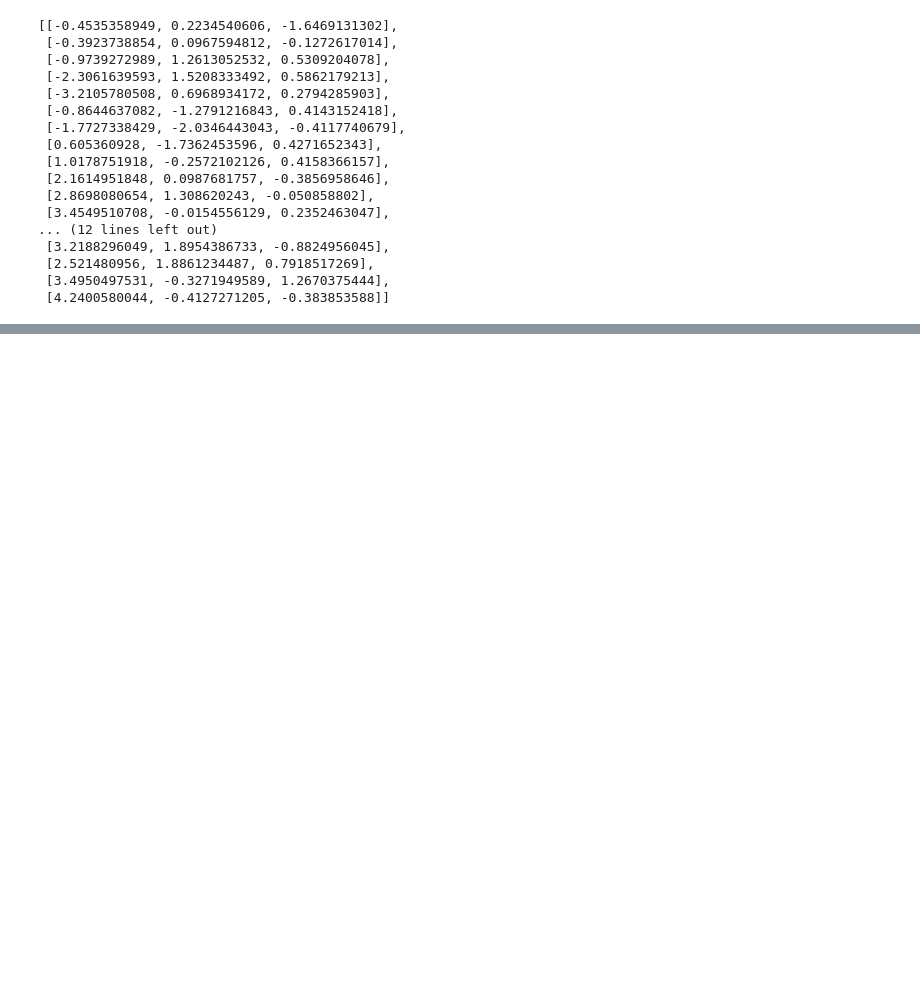
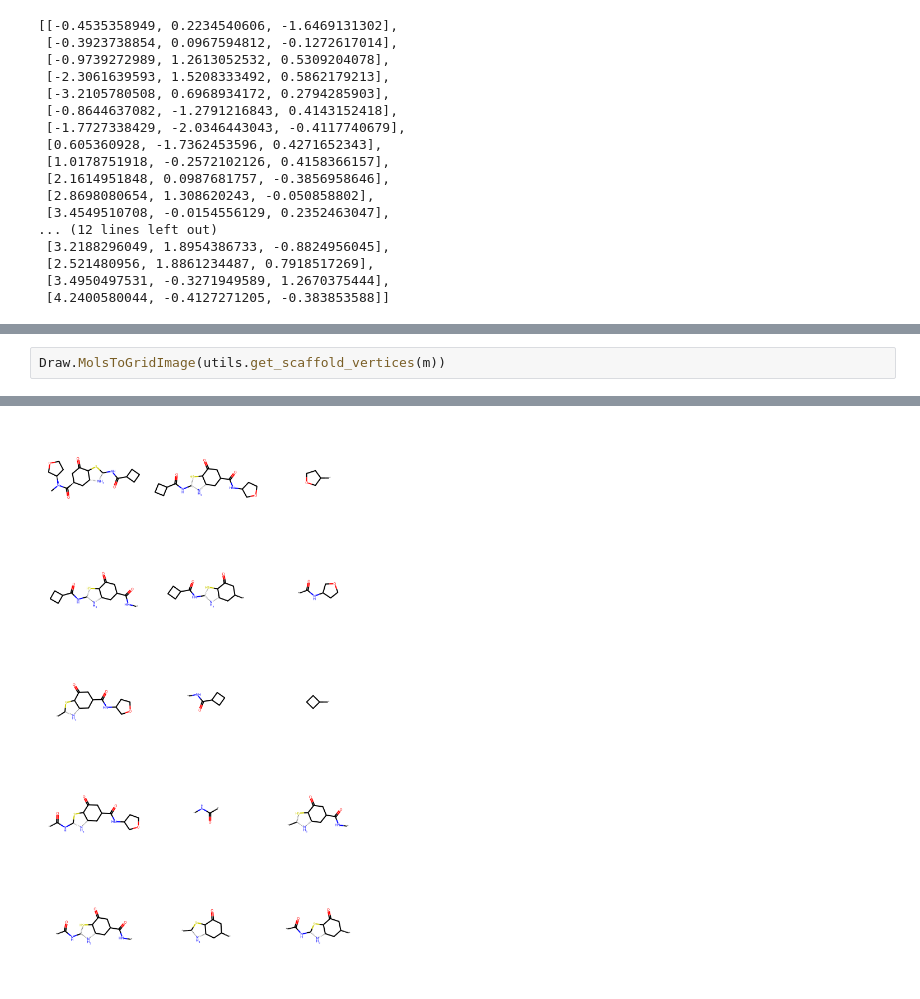
Before and after one commit to kmlefran/group_decomposition, a Jupyter notebook: Development Notebooks/Developing Atom Order.ipynb, the cells around one changed output, grey strips where cells are left out. Cells and saved outputs as stored; diff of their text form; blank space fills up the shorter version.

```diff
--- a/Development Notebooks/Developing Atom Order.ipynb
+++ b/Development Notebooks/Developing Atom Order.ipynb
@@ -328,0 +398,3 @@ xyz_from_cml('cml.txt')
+# %%
+Draw.MolsToGridImage(utils.get_scaffold_vertices(m))
+# %% [output]
@@ -328,0 +404 @@ xyz_from_cml('cml.txt')
+[figure, added]
```
Also changed, not shown: parts of 17 cells of this notebook, 8 other files.
